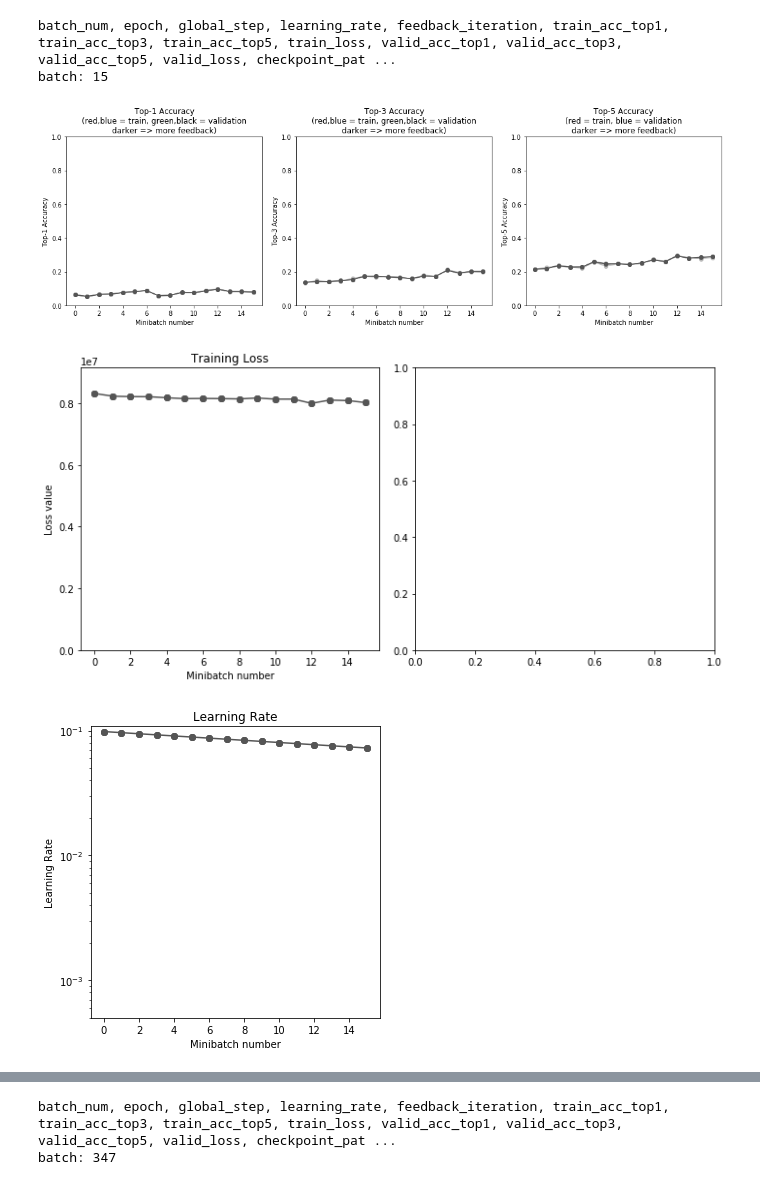
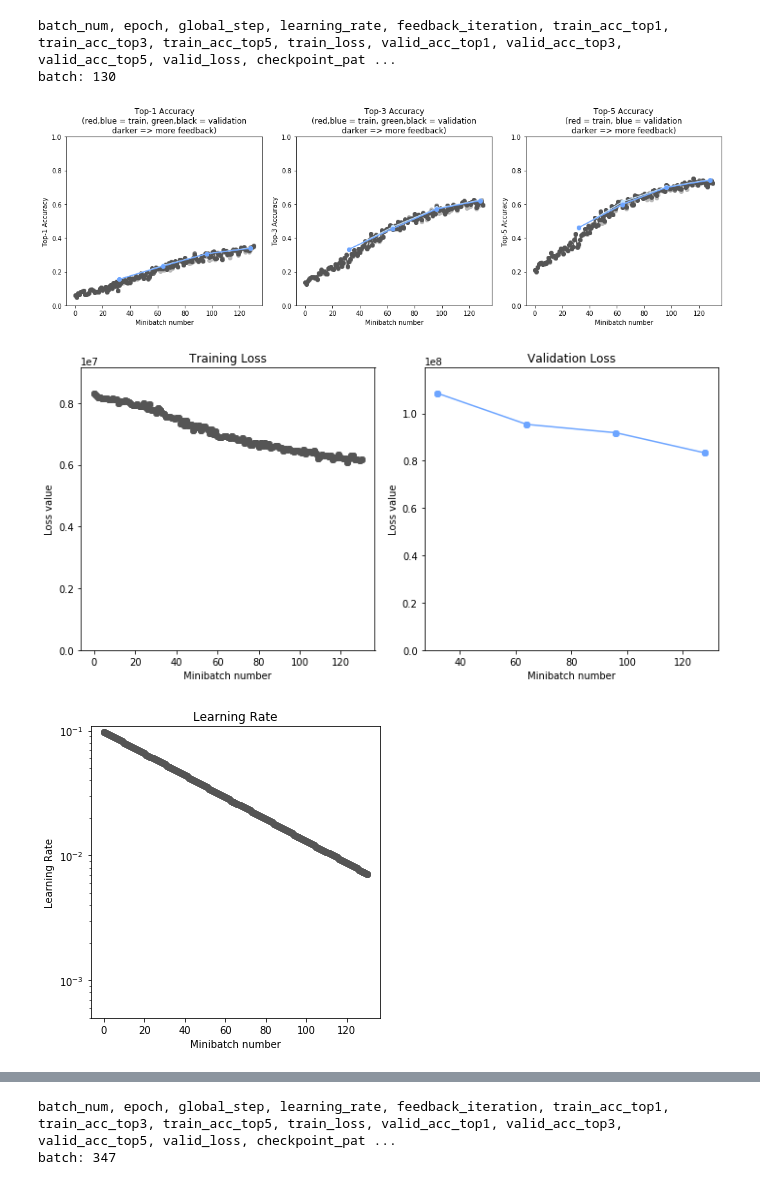
Before and after one commit to StanfordVisionSystems/vfeedbacknet, a Jupyter notebook: notebooks/vfeedbacknet_results.ipynb, the cells around one changed output, grey strips where cells are left out. Saved outputs shown, nothing was run; the diff lists cells and outputs as text; code cells hidden in the pictures.

```diff
--- a/notebooks/vfeedbacknet_results.ipynb
+++ b/notebooks/vfeedbacknet_results.ipynb
@@ -172,14 +172,14 @@ def plot_learning_rate(data):
 # %%
 header, data = get_data(os.path.join(EXPERIMENT_DIR, '20bn/vfeedbacknet_model5.last_loss_multipler', 'training_log.csv'))
 plot_accuracy(data, num_feedback=3, ylim=1)
-plot_loss(data)
+plot_loss(data)youtube
 plot_learning_rate(data)
 # %% [output]
 batch_num, epoch, global_step, learning_rate, feedback_iteration, train_acc_top1, train_acc_top3, train_acc_top5, train_loss, valid_acc_top1, valid_acc_top3, valid_acc_top5, valid_loss, checkpoint_pat ...
-batch: 15
+batch: 130
-[figure, old version]
+[figure, new version]
-[figure, old version]
+[figure, new version]
-[figure, old version]
+[figure, new version]
 # %%
 header, data = get_data(os.path.join(EXPERIMENT_DIR, '20bn/vfeedbacknet_model5', 'training_log.csv'))
 plot_accuracy(data, num_feedback=3, ylim=1)
```
Also changed, not shown: parts of 2 cells of this notebook.
